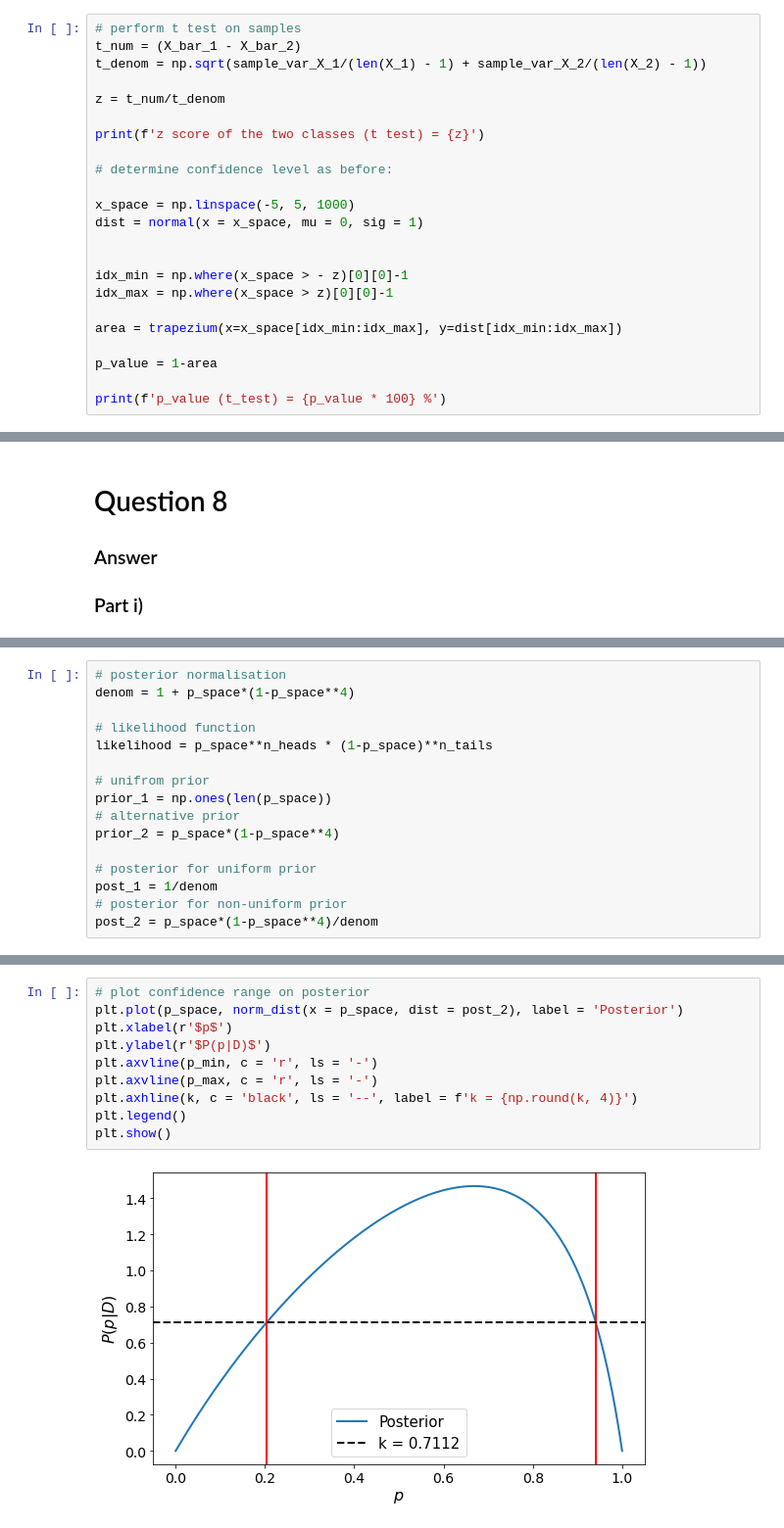
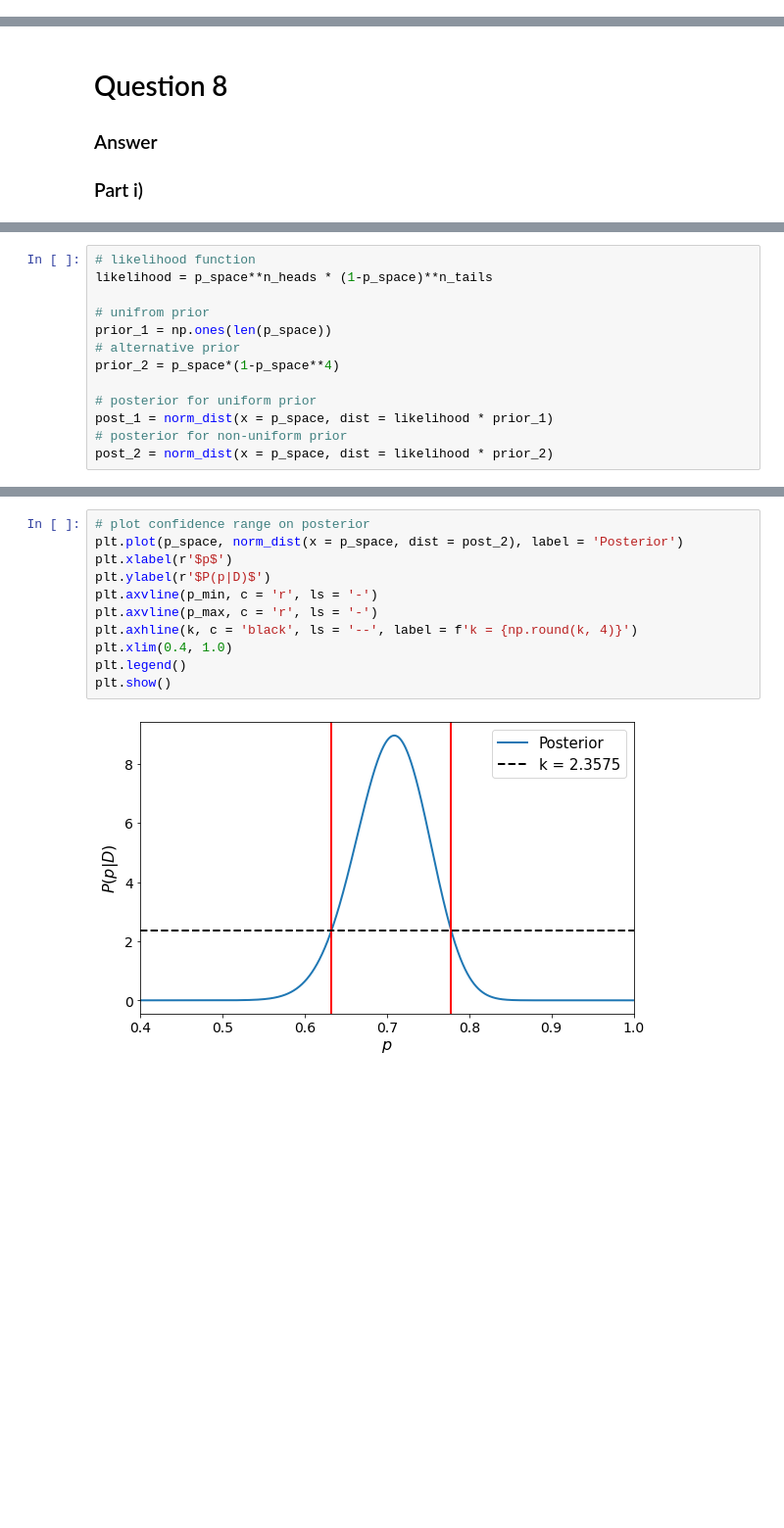
Before and after one commit to gosling123/MA930, a Jupyter notebook: MA930 Assignment 1.ipynb, the cells around one changed output, grey strips where cells are left out. Shown at 98% size. Saved outputs shown, nothing was run; the diff lists cells and outputs as text; blank space fills up the shorter version.

```diff
--- a/MA930 Assignment 1.ipynb
+++ b/MA930 Assignment 1.ipynb
@@ -815,23 +804,0 @@ $$
-# %%
-# perform t test on samples
-t_num = (X_bar_1 - X_bar_2)
-t_denom = np.sqrt(sample_var_X_1/(len(X_1) - 1) + sample_var_X_2/(len(X_2) - 1))
-
-z = t_num/t_denom
-
-print(f'z score of the two classes (t test) = {z}')
-
-# determine confidence level as before:
-
-x_space = np.linspace(-5, 5, 1000)
-dist = normal(x = x_space, mu = 0, sig = 1)
-
-
-idx_min = np.where(x_space > - z)[0][0]-1
-idx_max = np.where(x_space > z)[0][0]-1
-
-area = trapezium(x=x_space[idx_min:idx_max], y=dist[idx_min:idx_max])
-
-p_value = 1-area
-
-print(f'p_value (t_test) = {p_value * 100} %')
@@ -960,7 +908,4 @@ $$
 # %%
-# posterior normalisation
-denom = 1 + p_space*(1-p_space**4)
-
 # likelihood function
 likelihood = p_space**n_heads * (1-p_space)**n_tails
 
@@ -970,7 +915,7 @@ prior_1 = np.ones(len(p_space))
 prior_2 = p_space*(1-p_space**4)
 
 # posterior for uniform prior
-post_1 = 1/denom
+post_1 = norm_dist(x = p_space, dist = likelihood * prior_1)
 # posterior for non-uniform prior
-post_2 = p_space*(1-p_space**4)/denom
+post_2 = norm_dist(x = p_space, dist = likelihood * prior_2)
 # %%
@@ -1077,15 +1026,16 @@ P_max = 0.9410094100941009
 # %%
 # plot confidence range on posterior
 plt.plot(p_space, norm_dist(x = p_space, dist = post_2), label = 'Posterior')
 plt.xlabel(r'$p$')
 plt.ylabel(r'$P(p|D)$')
 plt.axvline(p_min, c = 'r', ls = '-')
 plt.axvline(p_max, c = 'r', ls = '-')
 plt.axhline(k, c = 'black', ls = '--', label = f'k = {np.round(k, 4)}')
+plt.xlim(0.4, 1.0)
 plt.legend()
 plt.show()
 # %% [output]
-[figure, old version]
+[figure, new version]
 # %% [markdown]
 # Question 9
 
```
Also changed, not shown: parts of 27 cells of this notebook.
